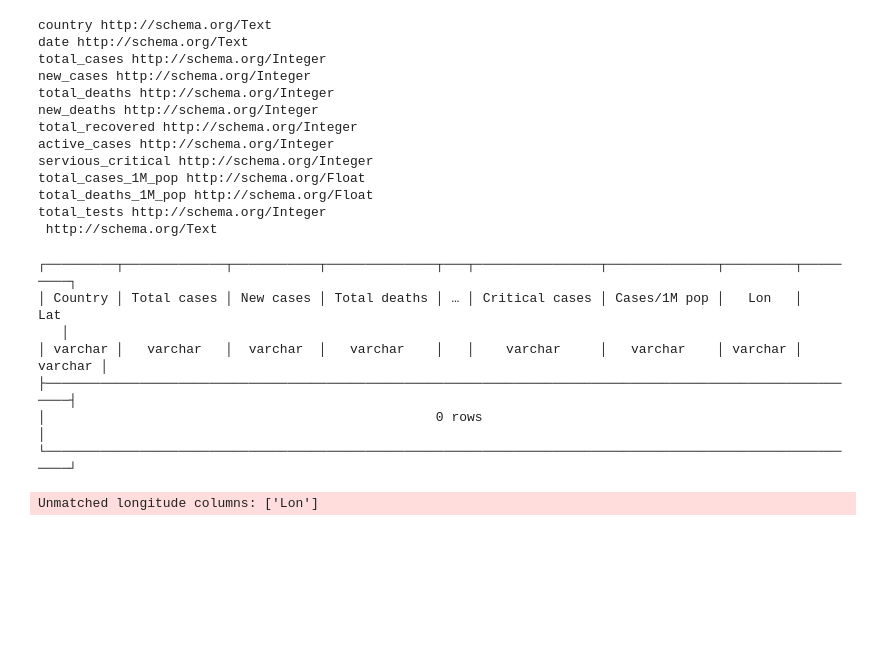
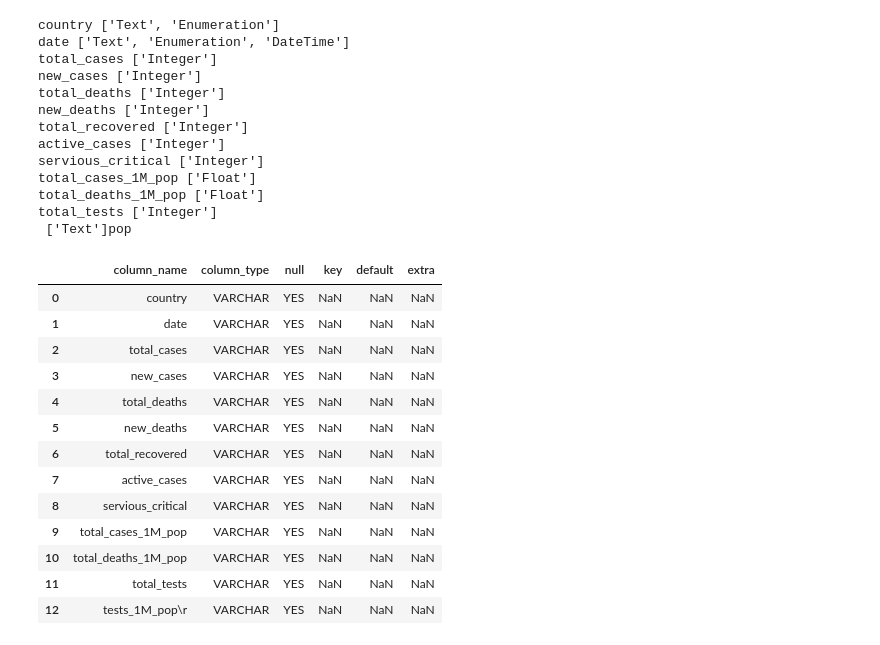
Before and after one commit to Shvejan/big-data-project, a Jupyter notebook: backend/test.ipynb, the cells around one changed output. Drawn from its saved outputs; the diff is of its cells as text; code cells hidden in the pictures; blank space fills up the shorter version.

Commit message:
converting date type

```diff
--- a/backend/test.ipynb
+++ b/backend/test.ipynb
@@ -15,33 +15,43 @@ df=pd.DataFrame(list[1:],columns=list[0])
 # %%
 profiles=datamart_profiler.process_dataset(df)
 for c in profiles['columns']:
-    print(c['name'],c['structural_type'])
+    dtypes=[]
+    dtypes.append(c['structural_type'].split('/')[-1])
+    for s in c['semantic_types']:
+        dtypes.append(s.split('/')[-1])
+    print(c['name'],dtypes)
 # %% [output]
-country http://schema.org/Text
-date http://schema.org/Text
-total_cases http://schema.org/Integer
-new_cases http://schema.org/Integer
-total_deaths http://schema.org/Integer
-new_deaths http://schema.org/Integer
-total_recovered http://schema.org/Integer
-active_cases http://schema.org/Integer
-servious_critical http://schema.org/Integer
-total_cases_1M_pop http://schema.org/Float
-total_deaths_1M_pop http://schema.org/Float
-total_tests http://schema.org/Integer
- http://schema.org/Text
+country ['Text', 'Enumeration']
+date ['Text', 'Enumeration', 'DateTime']
+total_cases ['Integer']
+new_cases ['Integer']
+total_deaths ['Integer']
+new_deaths ['Integer']
+total_recovered ['Integer']
+active_cases ['Integer']
+servious_critical ['Integer']
+total_cases_1M_pop ['Float']
+total_deaths_1M_pop ['Float']
+total_tests ['Integer']
+ ['Text']pop
 # %%
 df.to_parquet(filename)
 df.to_csv('test_file.csv')
 # %%
 con=duckdb.connect("testdb.db")
-res=con.sql(" describe select * from "+filename).fetchdf()
-con.sql("select * from "+filename+" where 'Total cases'='81054.0'")
+con.sql(" describe select * from "+filename).fetchdf()
 # %% [output]
-┌─────────┬─────────────┬───────────┬──────────────┬───┬────────────────┬──────────────┬─────────┬─────────┐
-│ Country │ Total cases │ New cases │ Total deaths │ … │ Critical cases │ Cases/1M pop │   Lon   │   Lat
-   │
-│ varchar │   varchar   │  varchar  │   varchar    │   │    varchar     │   varchar    │ varchar │ varchar │
-├──────────────────────────────────────────────────────────────────────────────────────────────────────────┤
-│                                                  0 rows                                                  │
-└──────────────────────────────────────────────────────────────────────────────────────────────────────────┘
+|  | column_name | column_type | null | key | default | extra |
+| 0 | country | VARCHAR | YES | NaN | NaN | NaN |
+| 1 | date | VARCHAR | YES | NaN | NaN | NaN |
+| 2 | total_cases | VARCHAR | YES | NaN | NaN | NaN |
+| 3 | new_cases | VARCHAR | YES | NaN | NaN | NaN |
+| 4 | total_deaths | VARCHAR | YES | NaN | NaN | NaN |
+| 5 | new_deaths | VARCHAR | YES | NaN | NaN | NaN |
+| 6 | total_recovered | VARCHAR | YES | NaN | NaN | NaN |
+| 7 | active_cases | VARCHAR | YES | NaN | NaN | NaN |
+| 8 | servious_critical | VARCHAR | YES | NaN | NaN | NaN |
+| 9 | total_cases_1M_pop | VARCHAR | YES | NaN | NaN | NaN |
+| 10 | total_deaths_1M_pop | VARCHAR | YES | NaN | NaN | NaN |
+| 11 | total_tests | VARCHAR | YES | NaN | NaN | NaN |
+| 12 | tests_1M_pop\r | VARCHAR | YES | NaN | NaN | NaN |
@@ -50,15 +62,21 @@ df_cpy=df.copy()
 df_cpy
 profiles=datamart_profiler.process_dataset(df_cpy)
 for c in profiles['columns']:
-    # print(c['name'],c['structural_type'])
-    if "Integer" in c['structural_type']:
-        df_cpy[c['name']]=df_cpy[c['name']].fillna(0).astype(float).astype(int)
-    elif "Float" in c['structural_type']:
-        df_cpy[c['name']]=df_cpy[c['name']].fillna(0).astype(float)
-    elif "Text" in c['structural_type']:
-        df_cpy[c['name']]=df_cpy[c['name']].fillna("null").astype(str)
+    dtypes=[]
+    dtypes.append(c['structural_type'].split('/')[-1])
+    for s in c['semantic_types']:
+        dtypes.append(s.split('/')[-1])
+    try:
+        if "DateTime" in dtypes:
+            df_cpy[c['name']] = pd.to_datetime(df_cpy[c['name']], format='%Y-%m-%d')
+        elif "Integer" in dtypes:
+            df_cpy[c['name']]=df_cpy[c['name']].fillna(0).astype(float).astype(int)
+        elif "Float" in dtypes:
+            df_cpy[c['name']]=df_cpy[c['name']].fillna(0).astype(float)
+        elif "Text" in dtypes:
+            df_cpy[c['name']]=df_cpy[c['name']].fillna("null").astype(str)
+    except:
+        pass
-# %% [output]
-Unmatched longitude columns: ['Lon']
 # %%
 df_cpy.dtypes
 # %% [output]
```
Also changed, not shown: parts of 6 cells of this notebook, 2 other files.
